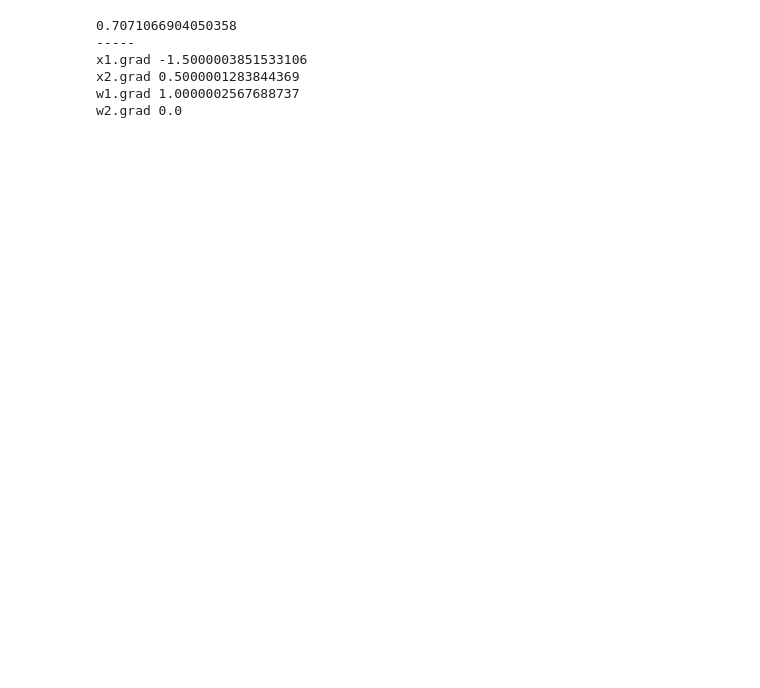
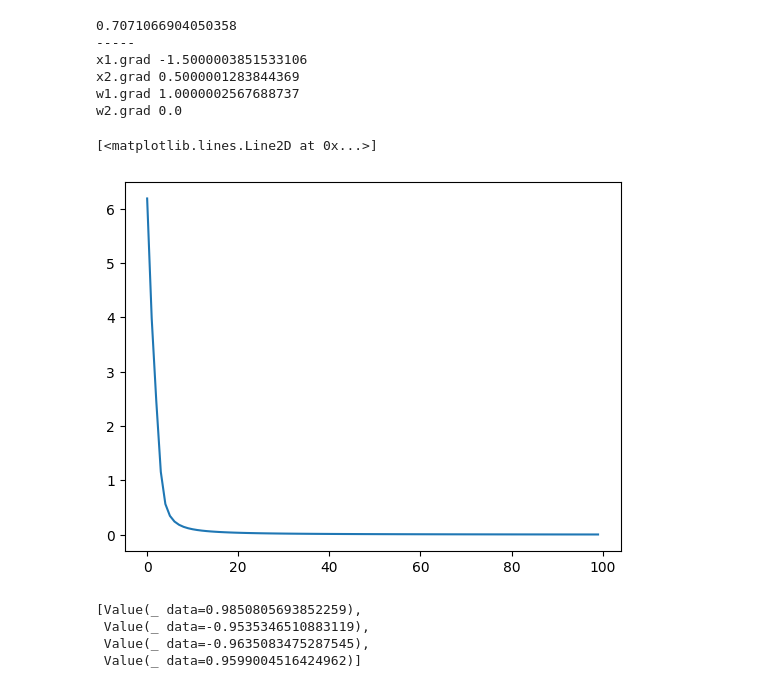
Before and after one commit to manchitro/LMs-karpathy, a Jupyter notebook: micrograd.ipynb, the cells around one changed output. Drawn from its saved outputs; the diff is of its cells as text; code cells hidden in the pictures; blank space fills up the shorter version.

```diff
--- a/micrograd.ipynb
+++ b/micrograd.ipynb
@@ -63,7 +63,7 @@ dc 4.000002
 slope 0.9999999992515995
 # %%
 class Value():
-	def __init__(self, data, _children=(), _op='', label=''):
+	def __init__(self, data, _children=(), _op='', label='_'):
 		self.data = data
 		self.grad = 0
 		self._backward = lambda: None
@@ -72,7 +72,7 @@ class Value():
 		self.label = label
 
 	def __repr__(self) -> str:
-		return f"Value({self.label} = {self.data})"
+		return f"Value({self.label if self.label != '' else '_'} data={self.data})"
 
 	def __add__(self, other):
 		other = other if isinstance(other, Value) else Value(other)
@@ -89,6 +89,9 @@ class Value():
 		return self + other
 
 	def __sub__(self, other):
+		return (self + (-other))
+
+	def __rsub__(self, other):
 		return (self + (-other))
 
 	def __neg__(self):
@@ -240,0 +285,39 @@ w2.grad 0.0
+# %%
+xs = [
+	[2.0, 3.0, -1.0],
+	[3.0, -1.0, 0.5],
+	[0.5, 1.0, 1.0],
+	[1.0, 1.0, -1.0],
+]
+ys = [1.0, -1.0, -1.0, 1.0] # desired output
+# %%
+steps = []
+losses = []
+for i in range(100):
+	# forward pass
+	ypred = [mlp(x) for x in xs]
+	loss = sum([(yout - ygt)**2 for yout, ygt in zip(ys, ypred)])
+
+	# backward pass
+	for p in mlp.parameters():
+		p.grad = 0.0
+	loss.backward()
+
+	# update
+	for p in mlp.parameters():
+		p.data += -0.05 * p.grad
+
+	steps.append(i)
+	losses.append(loss.data)
+# %%
+plt.plot(steps, losses)
+# %% [output]
+[<matplotlib.lines.Line2D at 0x...>]
+[figure, added]
+# %%
+ypred
+# %% [output]
+[Value(_ data=0.9850805693852259),
+ Value(_ data=-0.9535346510883119),
+ Value(_ data=-0.9635083475287545),
+ Value(_ data=0.9599004516424962)]
```
Also changed, not shown: parts of 2 cells of this notebook.
